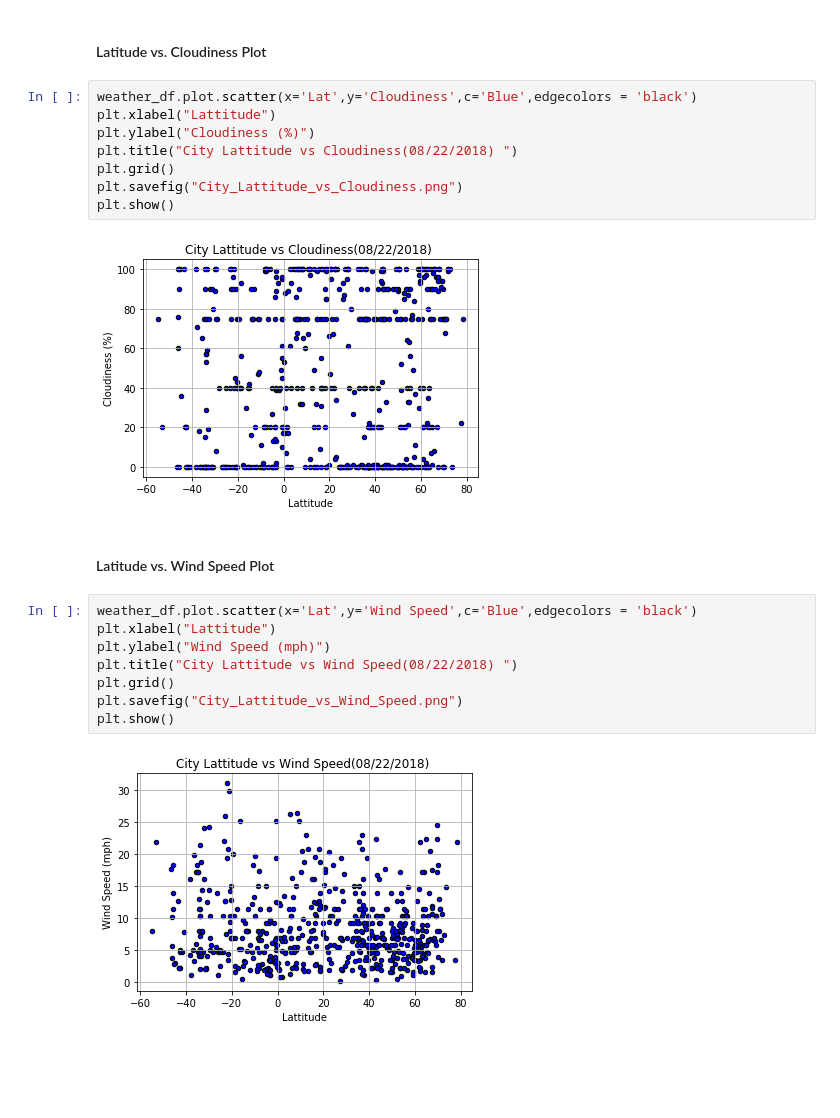
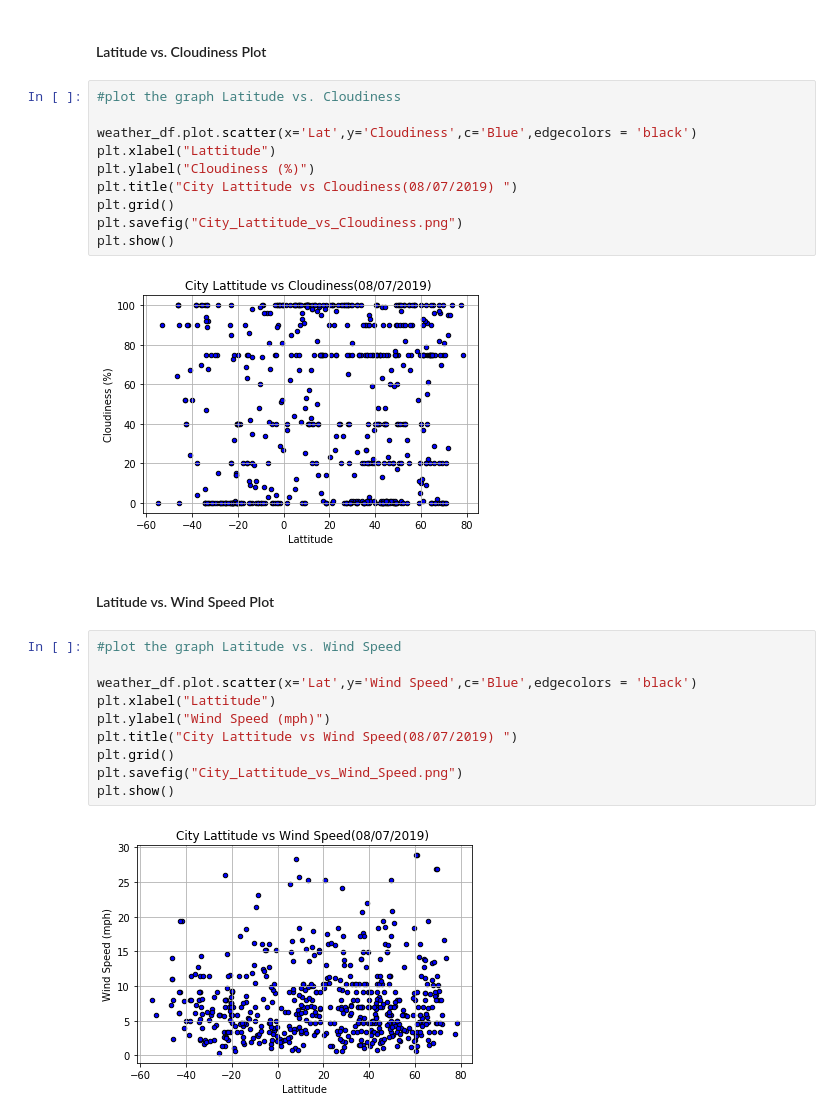
Before and after one commit to shilpiray/WeatherPy, a Jupyter notebook: WeatherPy.ipynb, the cells around one changed output. Cells and saved outputs as stored; diff of their text form; blank space fills up the shorter version.

```diff
--- a/WeatherPy.ipynb
+++ b/WeatherPy.ipynb
@@ -187,24 +208,28 @@ plt.show()
 # %% [markdown]
 #### Latitude vs. Cloudiness Plot
 # %%
+#plot the graph Latitude vs. Cloudiness
+
 weather_df.plot.scatter(x='Lat',y='Cloudiness',c='Blue',edgecolors = 'black')
 plt.xlabel("Lattitude")
 plt.ylabel("Cloudiness (%)")
-plt.title("City Lattitude vs Cloudiness(08/22/2018) ")
+plt.title("City Lattitude vs Cloudiness(08/07/2019) ")
 plt.grid()
 plt.savefig("City_Lattitude_vs_Cloudiness.png")
 plt.show()
 # %% [output]
-[figure, old version]
+[figure, new version]
 # %% [markdown]
 #### Latitude vs. Wind Speed Plot
 # %%
+#plot the graph Latitude vs. Wind Speed
+
 weather_df.plot.scatter(x='Lat',y='Wind Speed',c='Blue',edgecolors = 'black')
 plt.xlabel("Lattitude")
 plt.ylabel("Wind Speed (mph)")
-plt.title("City Lattitude vs Wind Speed(08/22/2018) ")
+plt.title("City Lattitude vs Wind Speed(08/07/2019) ")
 plt.grid()
 plt.savefig("City_Lattitude_vs_Wind_Speed.png")
 plt.show()
 # %% [output]
-[figure, old version]
+[figure, new version]
```
Also changed, not shown: parts of 9 cells of this notebook, 5 other files.
